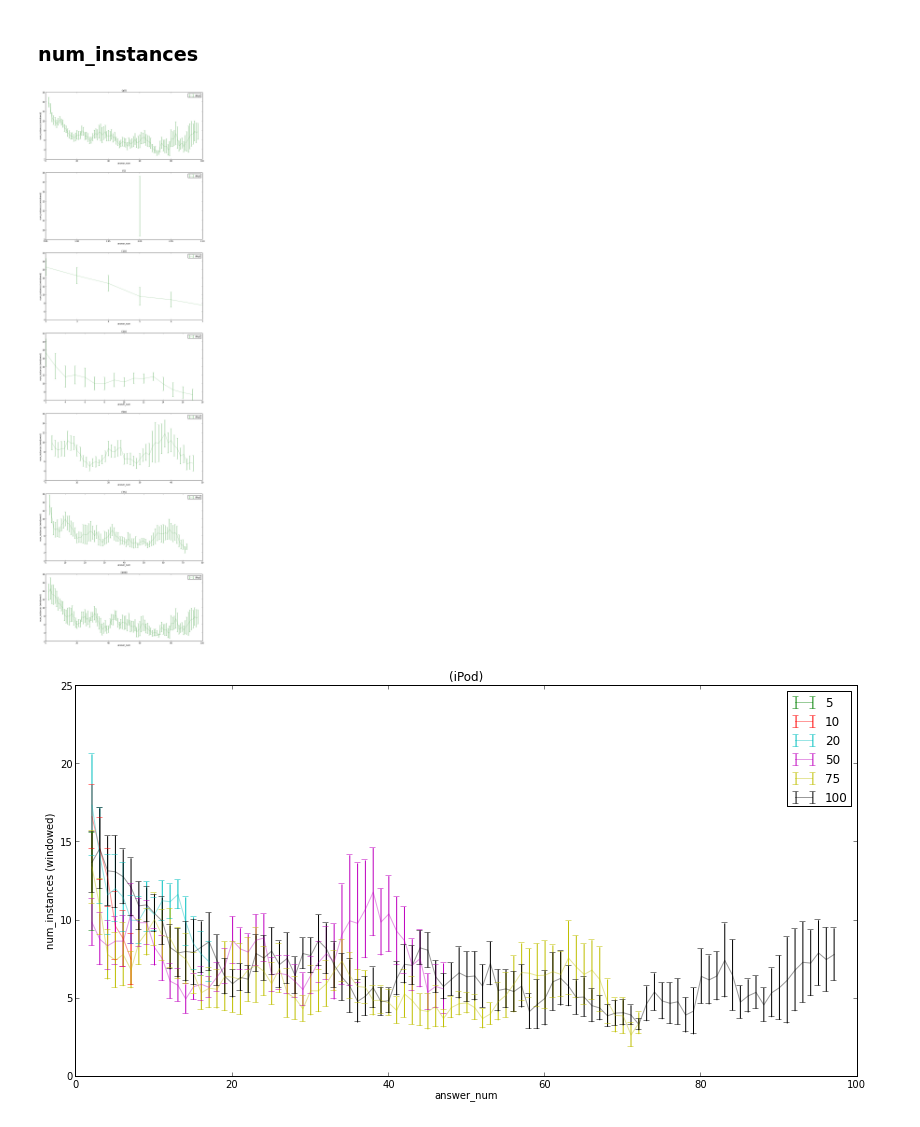
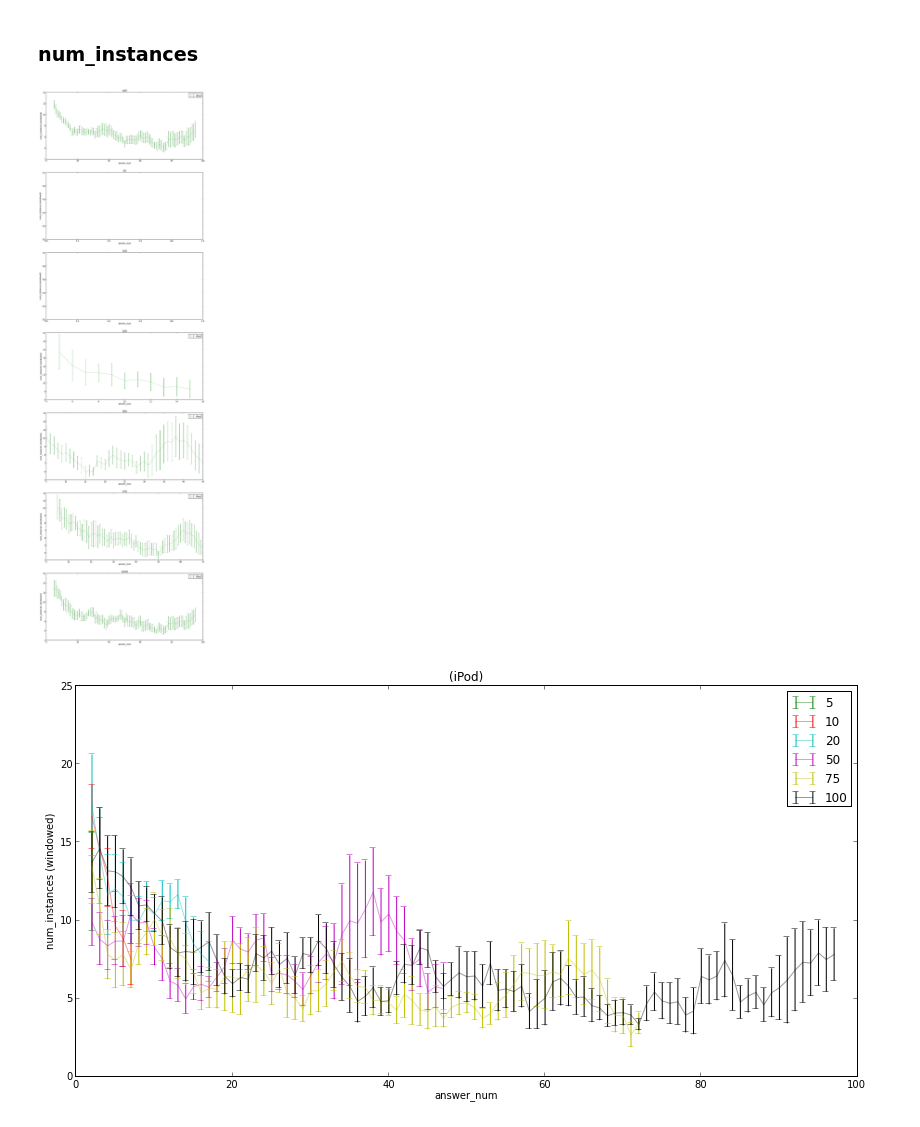
Before and after one commit to filkry/crowbrain, a Jupyter notebook: exps/post_pilot18_stats.ipynb, the cells around one changed output. Drawn from its saved outputs; the diff is of its cells as text; code cells hidden in the pictures.

```diff
--- a/exps/post_pilot18_stats.ipynb
+++ b/exps/post_pilot18_stats.ipynb
@@ -1343,6 +1343,10 @@ def dec_plot_func_window_by_order(plot_func, window_size, field):
     def new_plot_func(a_df, ax, label=None, color = 'b'):
         new_order = []
         rolling_mean = []
+
+        max_answer_num = max(a_df['answer_num'])
+        if max_answer_num < window_size:
+            return
 
         groups = a_df.groupby(['worker_id', 'num_requested', 'question_code'])
         for name, group in groups:
@@ -1466,9 +1470,9 @@ windowed_field_by_order_split_qc('distance_from_inmix', 5)
 # %% [markdown]
 ### num_instances
 # %%
-windowed_field_by_order_split_nr('num_instances', 5)
+windowed_field_by_order_split_nr('num_instances', 10)
 # %% [output]
-[figure, old version]
+[figure, new version]
 # %%
 windowed_field_by_order_split_qc('num_instances', 5)
 # %% [output]
```
Also changed, not shown: parts of 1 cell of this notebook.
